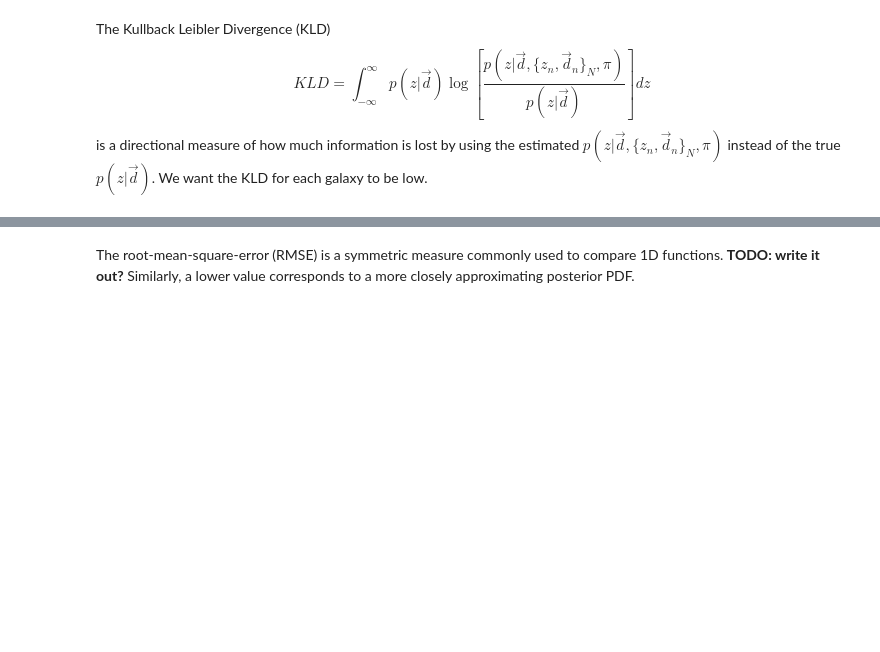
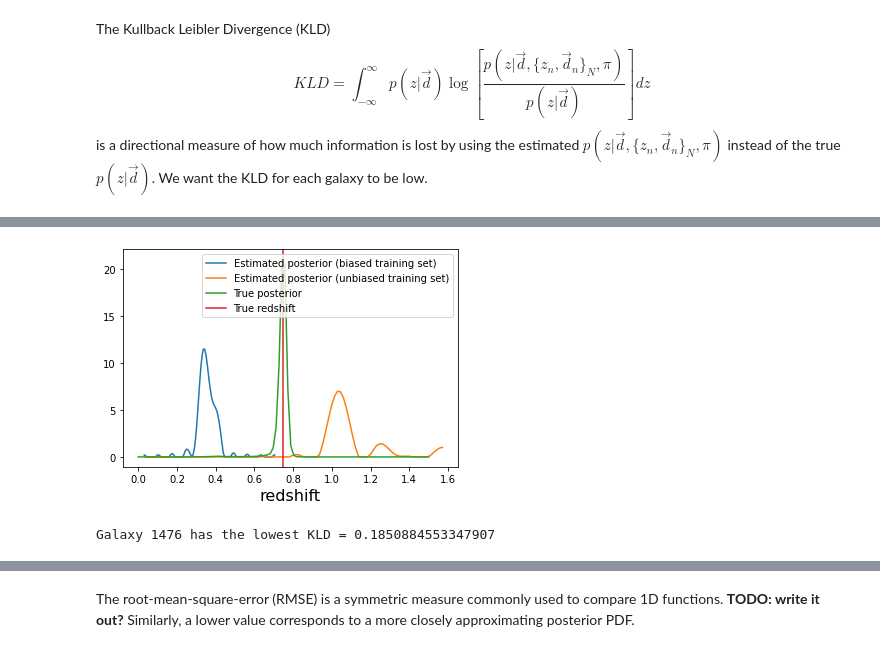
Before and after one commit to aimalz/qtc2021, a Jupyter notebook: intro.ipynb, the cells around one changed output, grey strips where cells are left out. Drawn from its saved outputs; the diff is of its cells as text; code cells hidden in the pictures; blank space fills up the shorter version.

```diff
--- a/intro.ipynb
+++ b/intro.ipynb
@@ -593,0 +680,16 @@ plt.semilogy()
+# %%
+plt.plot(y_grid_bias, cde_test_bias[gal_KLD_max], label='Estimated posterior (biased training set)')
+plt.plot(y_grid, cde_test[gal_KLD_max], label='Estimated posterior (unbiased training set)')
+plt.plot(grid, posteriors_test[gal_KLD_max], label='True posterior')
+plt.axvline(y_test[gal_KLD_max], 0, 1, c='C3', label='True redshift')
+plt.legend()
+plt.xlabel("redshift")
+plt.show()
+# %% [output]
+[figure, added]
+# %%
+#min KLD
+gal_KLD_min = KLDs.argmin()
+print(f'Galaxy {gal_KLD_min} has the lowest KLD = {KLDs[gal_KLD_min]}')
+# %% [output]
+Galaxy 1476 has the lowest KLD = 0.1850884553347907
```
Also changed, not shown: parts of 21 cells of this notebook, 9 other files.
